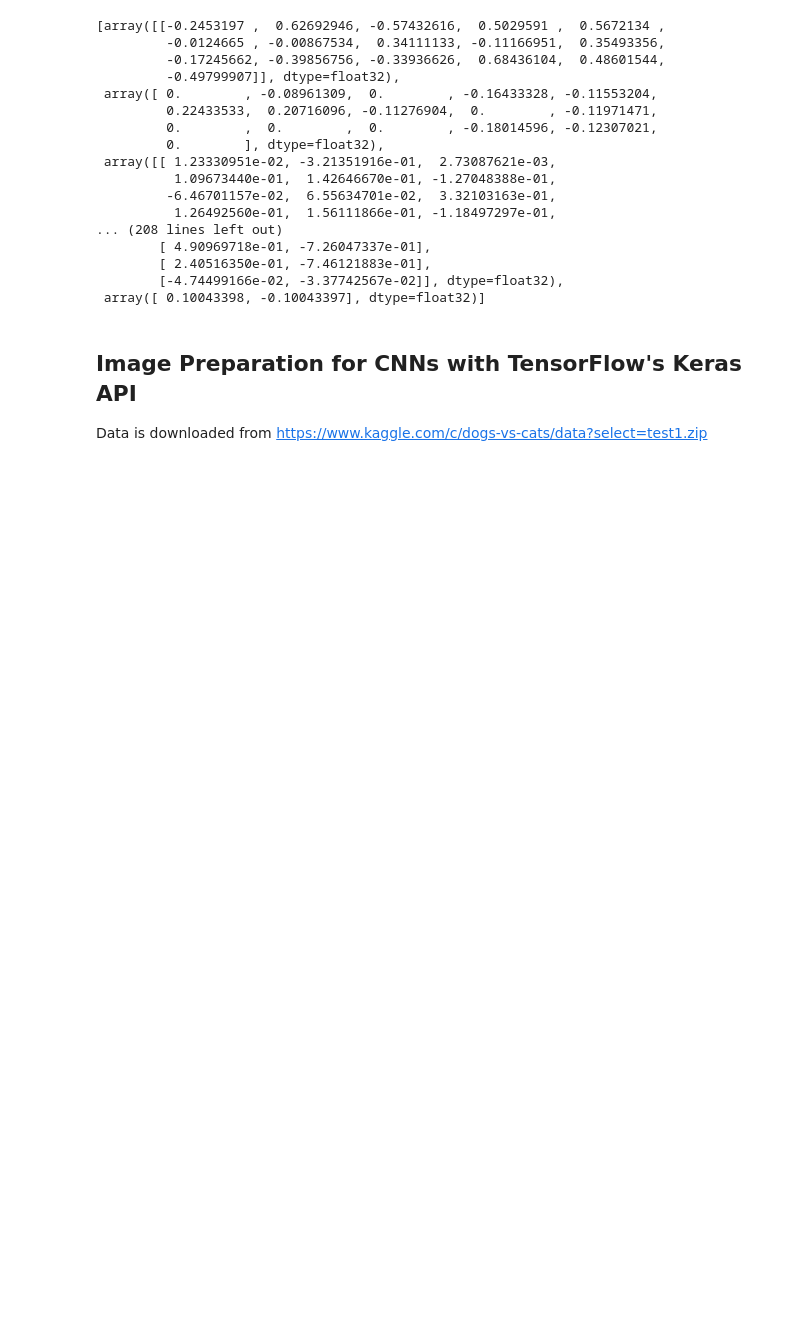
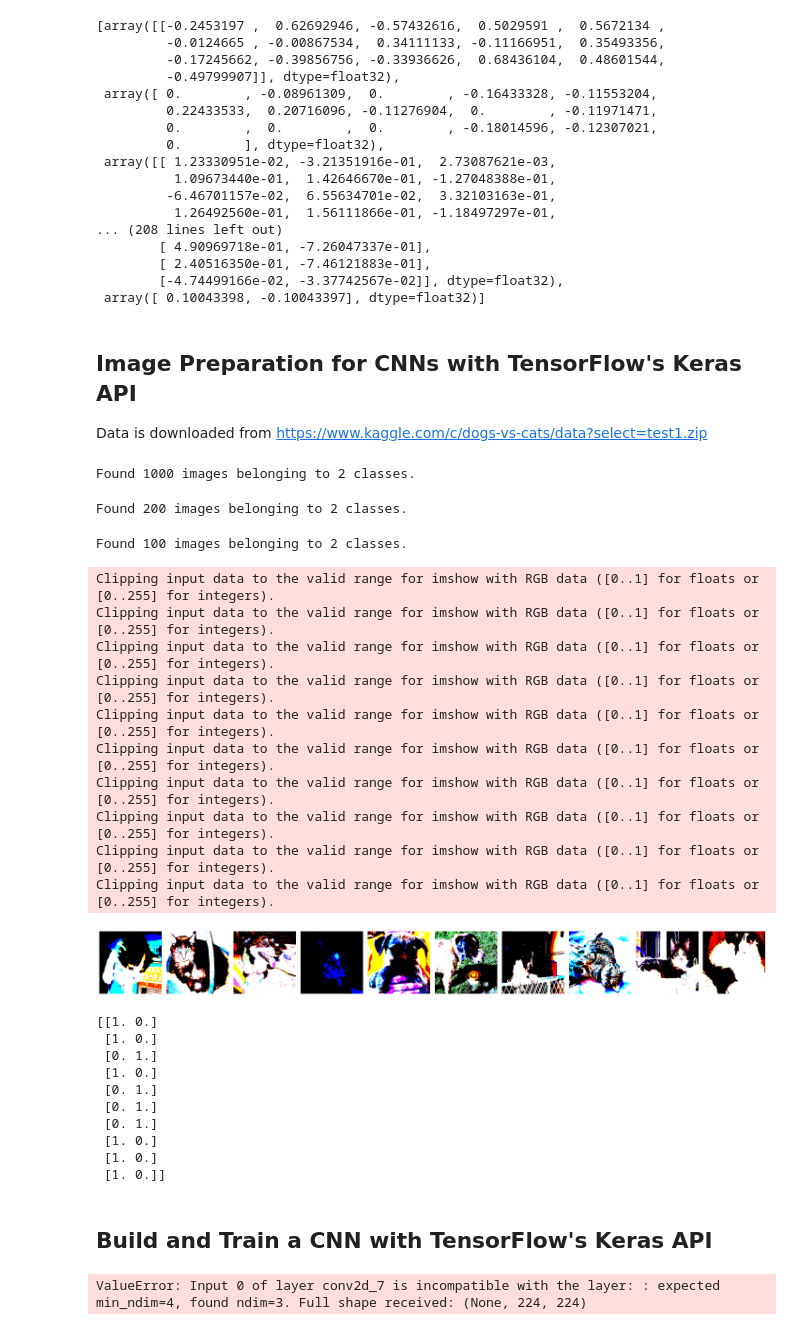
Before and after one commit to rNLKJA/legendary-succotash, a Jupyter notebook: Keras beginner tutorial/Keras with TensorFlow Course - Python Deep Learning and Neural Networks for Beginners.ipynb, the cells around one changed output. Saved outputs shown, nothing was run; the diff lists cells and outputs as text; code cells hidden in the pictures; blank space fills up the shorter version.

```diff
--- a/Keras beginner tutorial/Keras with TensorFlow Course - Python Deep Learning and Neural Networks for Beginners.ipynb
+++ b/Keras beginner tutorial/Keras with TensorFlow Course - Python Deep Learning and Neural Networks for Beginners.ipynb
@@ -472,0 +499,17 @@ warnings.simplefilter(action='ignore', category=FutureWarning)
+# %%
+# define the train test valid path
+train_path = 'dogs_vs_cats/train'
+valid_path = 'dogs_vs_cats/valid'
+test_path = 'dogs_vs_cats/test'
+# %%
+train_batches = ImageDataGenerator(preprocessing_function=tf.keras.applications.vgg16.preprocess_input).flow_from_directory(directory=train_path, target_size=(224, 224), classes=['cat', 'dog'], batch_size=10)
+# %% [output]
+Found 1000 images belonging to 2 classes.
+# %%
+valid_batches = ImageDataGenerator(preprocessing_function=tf.keras.applications.vgg16.preprocess_input).flow_from_directory(directory=valid_path, target_size=(224, 224), classes=['cat', 'dog'], batch_size=10)
+# %% [output]
+Found 200 images belonging to 2 classes.
+# %%
+test_batches = ImageDataGenerator(preprocessing_function=tf.keras.applications.vgg16.preprocess_input).flow_from_directory(directory=test_path, target_size=(224, 224), classes=['cat', 'dog'], batch_size=10, shuffle=False)
+# %% [output]
+Found 100 images belonging to 2 classes.
@@ -472,0 +521,55 @@ warnings.simplefilter(action='ignore', category=FutureWarning)
+# %%
+imgs, labels = next(train_batches)
+# %%
+def plotImages(images_arr):
+    fig, axes = plt.subplots(1, 10, figsize=(20, 20))
+    axes = axes.flatten()
+
+    for img, ax in zip(images_arr, axes):
+        ax.imshow(img)
+        ax.axis('off')
+
+    plt.tight_layout()
+    plt.show()
+# %%
+plotImages(imgs)
+print(labels)
+# %% [output]
+Clipping input data to the valid range for imshow with RGB data ([0..1] for floats or [0..255] for integers).
+Clipping input data to the valid range for imshow with RGB data ([0..1] for floats or [0..255] for integers).
+Clipping input data to the valid range for imshow with RGB data ([0..1] for floats or [0..255] for integers).
+Clipping input data to the valid range for imshow with RGB data ([0..1] for floats or [0..255] for integers).
+Clipping input data to the valid range for imshow with RGB data ([0..1] for floats or [0..255] for integers).
+Clipping input data to the valid range for imshow with RGB data ([0..1] for floats or [0..255] for integers).
+Clipping input data to the valid range for imshow with RGB data ([0..1] for floats or [0..255] for integers).
+Clipping input data to the valid range for imshow with RGB data ([0..1] for floats or [0..255] for integers).
+Clipping input data to the valid range for imshow with RGB data ([0..1] for floats or [0..255] for integers).
+Clipping input data to the valid range for imshow with RGB data ([0..1] for floats or [0..255] for integers).
+[figure, added]
+[[1. 0.]
+ [1. 0.]
+ [0. 1.]
+ [1. 0.]
+ [0. 1.]
+ [0. 1.]
+ [0. 1.]
+ [1. 0.]
+ [1. 0.]
+ [1. 0.]]
+# %% [markdown]
+## Build and Train a CNN with TensorFlow's Keras API
+# %%
+model = Sequential([
+    Conv2D(filters=32, kernel_size=(3, 3), activation='relu',
+           padding='same', input_shape=(224, 224, 3)),
+    # MaxPool2D(pool_size=(2, 2), strides=2),
+    # Conv2D(filters=64, kernel_size=(3, 3), activation='relu',
+    #        padding='same'),
+    # MaxPool2D(pool_size=(2, 2), strides=2),
+    Flatten(),
+    Dense(units=2, activation='softmax')
+])
+
+model.summary()
+# %% [output]
+ValueError: Input 0 of layer conv2d_7 is incompatible with the layer: : expected min_ndim=4, found ndim=3. Full shape received: (None, 224, 224)
```
Also changed, not shown: parts of 3 cells of this notebook.
